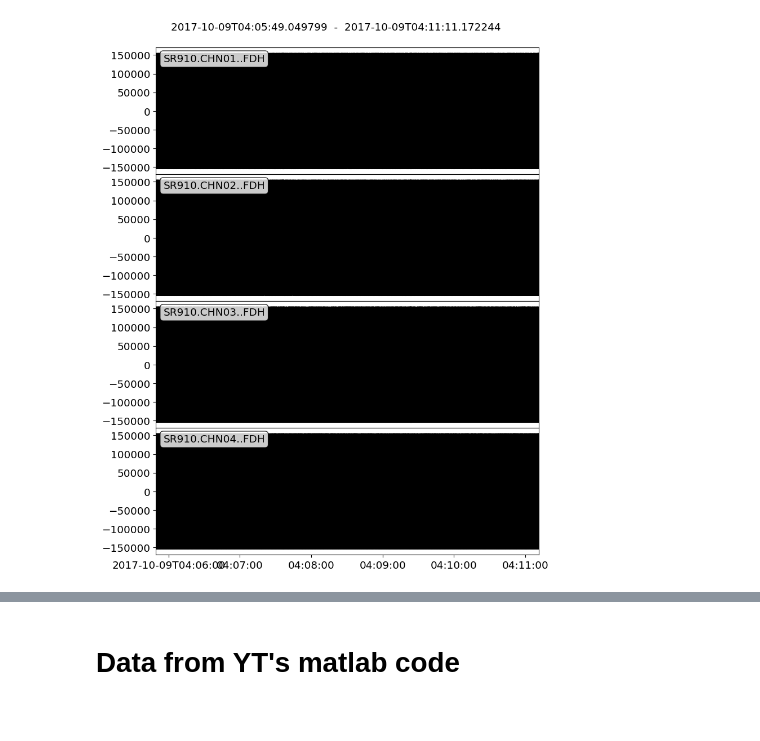
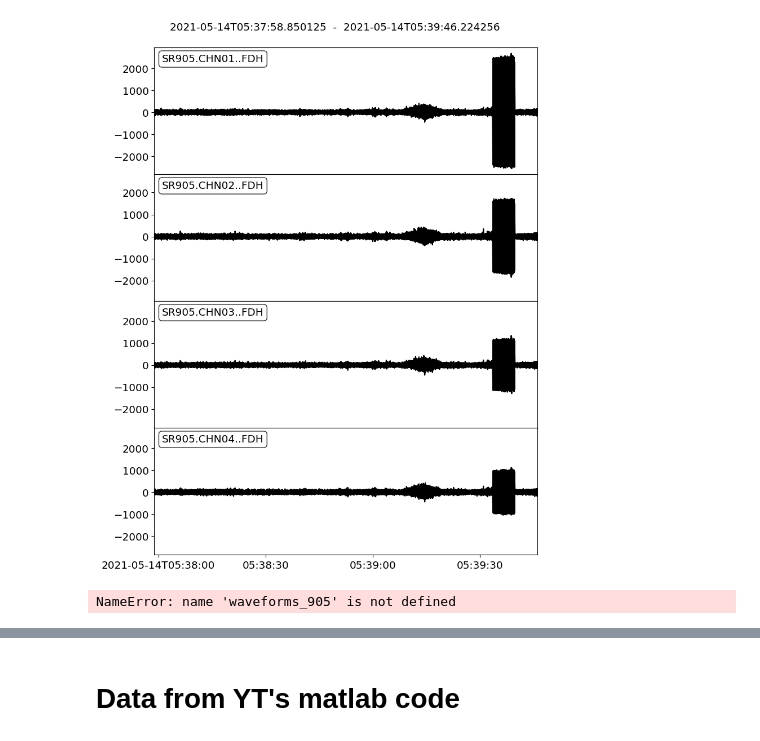
Before and after one commit to Gilaverbuch/pyOAD, a Jupyter notebook: ReadData.ipynb, the cells around one changed output, grey strips where cells are left out. Saved outputs shown, nothing was run; the diff lists cells and outputs as text; code cells hidden in the pictures.

```diff
--- a/ReadData.ipynb
+++ b/ReadData.ipynb
@@ -15,15 +11,15 @@ It seems like the number of bytes to skip is different. instead of +3 I might ne
 # %%
-records_range = np.arange(10,13,1)
+records_range = np.arange(0,2,1)
 
 
-# file_name = '/Users/gilaverbuch/dev/pyOAD/Results/shru905/05140537.D21'
-# header_df_905, waveforms_905 = read_data_24bit(file_name, records_range)
+file_name = '/Users/gilaverbuch/dev/pyOAD/Results/shru905/05140537.D21'
+header_df_905, waveforms_905 = read_data(file_name, records_range)
 
-file_name = '/Users/gilaverbuch/dev/pyOAD/Results/shru910/10090347.D17'
-header_df_910, waveforms_910 = read_data_24bit(file_name, records_range)
+# file_name = '/Users/gilaverbuch/dev/pyOAD/Results/shru910/10082358.D17'
+# header_df_910, waveforms_910 = read_data(file_name, records_range)
 
-# file_name = '/Users/gilaverbuch/dev/pyOAD/Results/shru917/10100631.D17'
-# header_df_917, waveforms_917 = read_data_24bit(file_name, records_range)
+# file_name = '/Users/gilaverbuch/dev/pyOAD/Results/shru917/10100242.D17'
+# header_df_917, waveforms_917 = read_data(file_name, records_range)
 
 # save2mseed(waveforms)
 # %% [output]
@@ -98,4 +90,13 @@ waveforms_917.plot();
-# %%
-waveforms_910.plot();
-# %% [output]
-[figure, removed]
+# %%
+waveforms_905.plot();
+# %% [output]
+[figure, added]
+# %%
+fig = waveforms_905[3].spectrogram(wlen=1, per_lap=0.5, log=True, dbscale=True, show=False);
+fig.set_figheight(8)
+fig.set_figwidth(15)
+plt.ylim(1e1, 1e4)
+# plt.xlim(20,30)
+plt.show()
+# %% [output]
+NameError: name 'waveforms_905' is not defined
```
Also changed, not shown: parts of 21 cells of this notebook, 3 other files.
